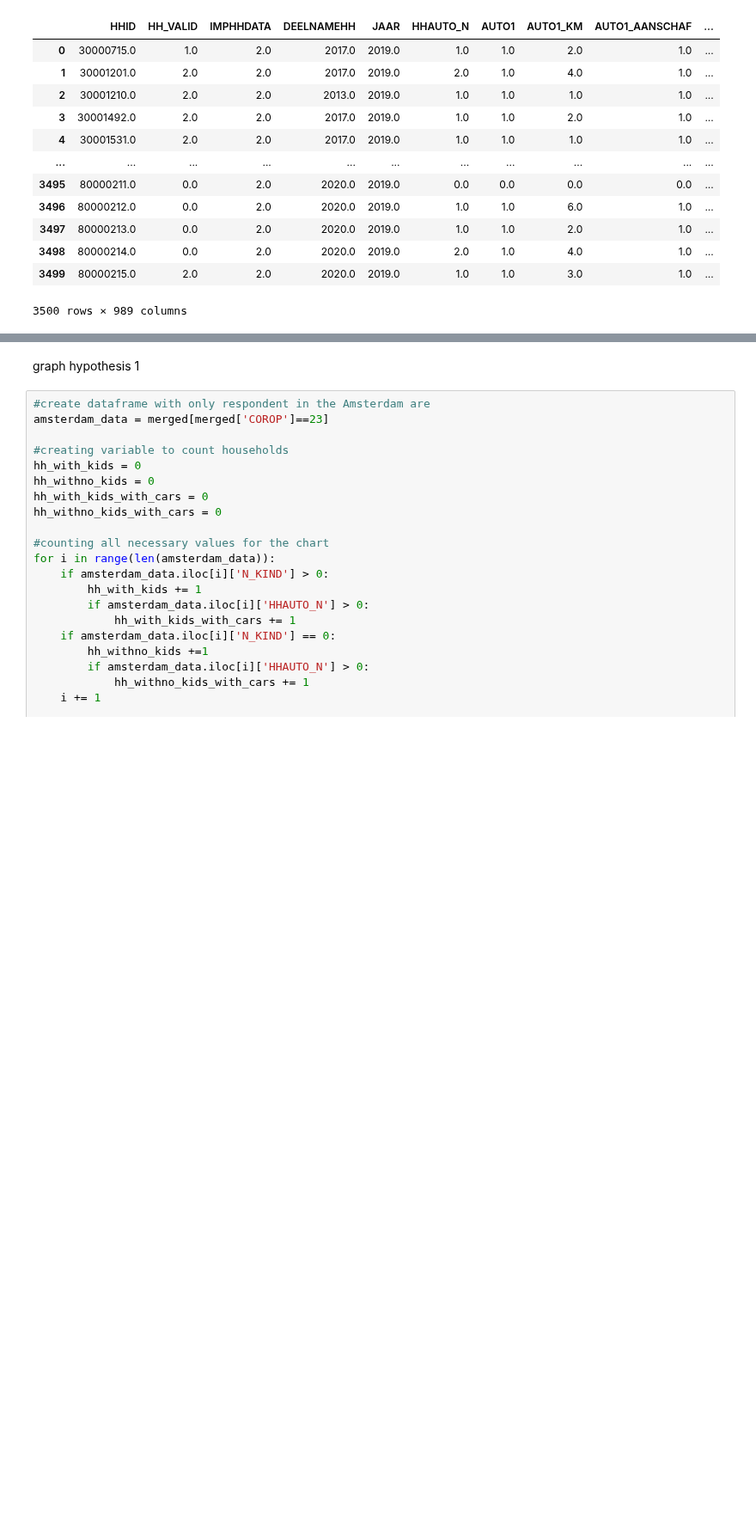
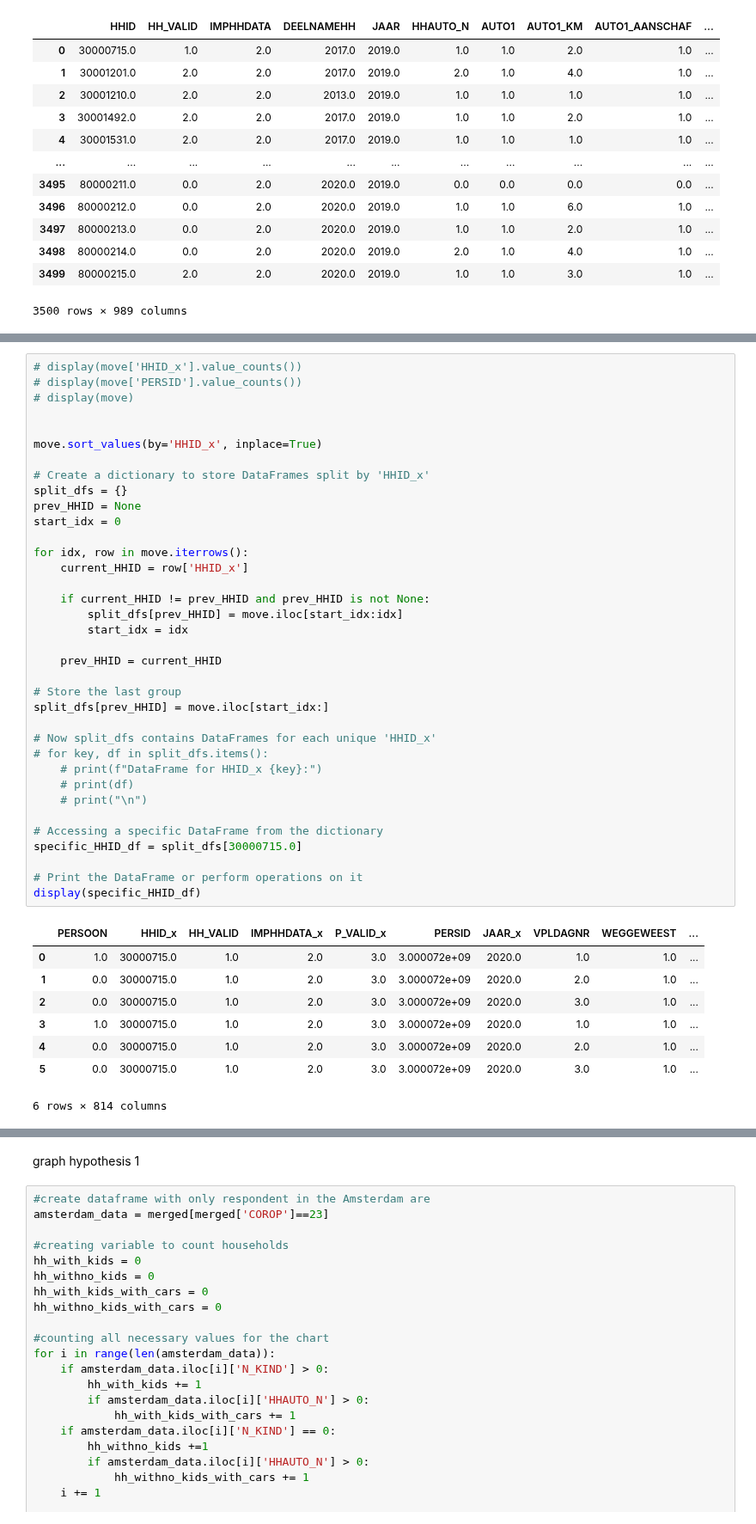
Before and after one commit to martynapiskorz/carn-t, a Jupyter notebook: MPN By wave/Y 20/mpn_20.ipynb, the cells around one changed output, grey strips where cells are left out. Shown at 86% size. Cells and saved outputs as stored; diff of their text form; blank space fills up the shorter version.

```diff
--- a/MPN By wave/Y 20/mpn_20.ipynb
+++ b/MPN By wave/Y 20/mpn_20.ipynb
@@ -80,0 +121,45 @@ display(merged)
+# %%
+# display(move['HHID_x'].value_counts())
+# display(move['PERSID'].value_counts())
+# display(move)
+
+
+move.sort_values(by='HHID_x', inplace=True)
+
+# Create a dictionary to store DataFrames split by 'HHID_x'
+split_dfs = {}
+prev_HHID = None
+start_idx = 0
+
+for idx, row in move.iterrows():
+    current_HHID = row['HHID_x']
+
+    if current_HHID != prev_HHID and prev_HHID is not None:
+        split_dfs[prev_HHID] = move.iloc[start_idx:idx]
+        start_idx = idx
+
+    prev_HHID = current_HHID
+
+# Store the last group
+split_dfs[prev_HHID] = move.iloc[start_idx:]
+
+# Now split_dfs contains DataFrames for each unique 'HHID_x'
+# for key, df in split_dfs.items():
+    # print(f"DataFrame for HHID_x {key}:")
+    # print(df)
+    # print("\n")
+
+# Accessing a specific DataFrame from the dictionary
+specific_HHID_df = split_dfs[30000715.0]
+
+# Print the DataFrame or perform operations on it
+display(specific_HHID_df)
+# %% [output]
+|  | PERSOON | HHID_x | HH_VALID | IMPHHDATA_x | P_VALID_x | PERSID | JAAR_x | VPLDAGNR | WEGGEWEEST | ... |
+| 0 | 1.0 | 30000715.0 | 1.0 | 2.0 | 3.0 | 3.000072e+09 | 2020.0 | 1.0 | 1.0 | ... |
+| 1 | 0.0 | 30000715.0 | 1.0 | 2.0 | 3.0 | 3.000072e+09 | 2020.0 | 2.0 | 1.0 | ... |
+| 2 | 0.0 | 30000715.0 | 1.0 | 2.0 | 3.0 | 3.000072e+09 | 2020.0 | 3.0 | 1.0 | ... |
+| 3 | 1.0 | 30000715.0 | 1.0 | 2.0 | 3.0 | 3.000072e+09 | 2020.0 | 1.0 | 1.0 | ... |
+| 4 | 0.0 | 30000715.0 | 1.0 | 2.0 | 3.0 | 3.000072e+09 | 2020.0 | 2.0 | 1.0 | ... |
+| 5 | 0.0 | 30000715.0 | 1.0 | 2.0 | 3.0 | 3.000072e+09 | 2020.0 | 3.0 | 1.0 | ... |
+6 rows × 814 columns
```
Also changed, not shown: parts of 7 cells of this notebook.
